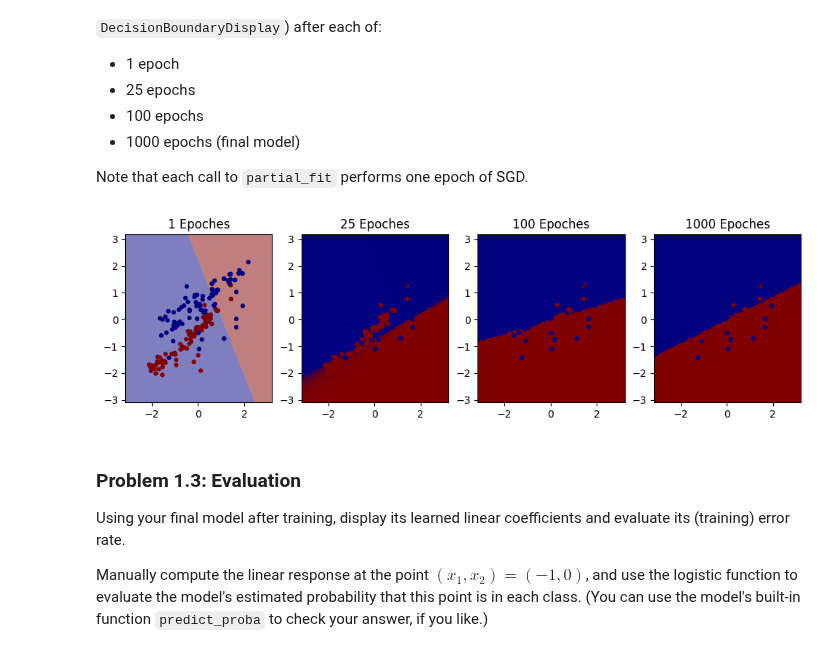
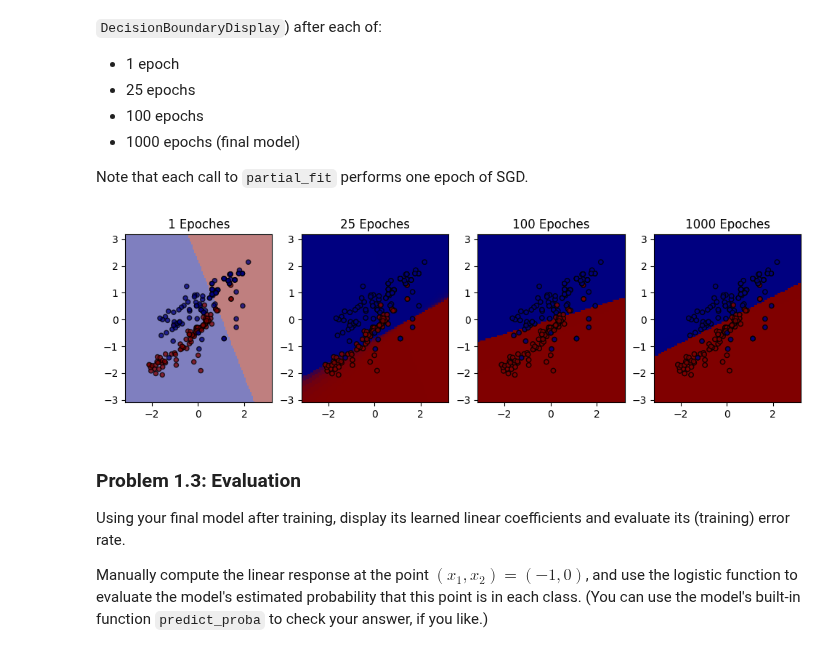
Before and after one commit to SarahAsad23/MachineLearning, a Jupyter notebook: HW3/cs273-hw3.ipynb, the cells around one changed output. Cells and saved outputs as stored; diff of their text form; code cells hidden in the pictures.

```diff
--- a/HW3/cs273-hw3.ipynb
+++ b/HW3/cs273-hw3.ipynb
@@ -167,29 +167,32 @@ We'll initialize the model as before; then, train your model and visualize its c
 Note that each call to ``partial_fit`` performs one epoch of SGD.
 # %%
 np.random.seed(seed)
+
+scatter_kwargs = {'s': 20, 'edgecolor': 'black', 'c': y, 'cmap': 'jet', 'alpha': 0.75}
 
 logreg = SGDClassifier(loss='log_loss', warm_start=True, learning_rate='adaptive', eta0 = 1e-3)
 logreg.coef_ = np.array([[2.,1.]])
 logreg.intercept_ = np.array([-2.])   # r(x) = 2*x1 + 1*x2 + (-2)
 
 plot_iters = [1,25,100,1000]
 figure, axes = plt.subplots(1, 4, figsize=(12,3))
 
 ### YOUR CODE STARTS HERE
 
 # iterate through # of epoches
 for i, p in enumerate(plot_iters):
     for _ in range(p):
         # perform training on # of epoches
         logreg.partial_fit(X, y, classes=np.unique(y))
+
         # plot the decision boundry
         DecisionBoundaryDisplay.from_estimator(logreg, X, ax=axes[i], **plot_kwargs)
         # scatter points on same plot
-        axes[i].scatter(X[:, 0], X[:, 1], c=y, edgecolor=None, s=12, cmap='jet')
+        axes[i].scatter(X[:, 0], X[:, 1], **scatter_kwargs)
         axes[i].set_title(f"{p} Epoches")
 ### YOUR CODE ENDS HERE
 # %% [output]
-[figure, old version]
+[figure, new version]
 # %% [markdown]
 ### Problem 1.3: Evaluation
 
```
Also changed, not shown: parts of 3 cells of this notebook.
